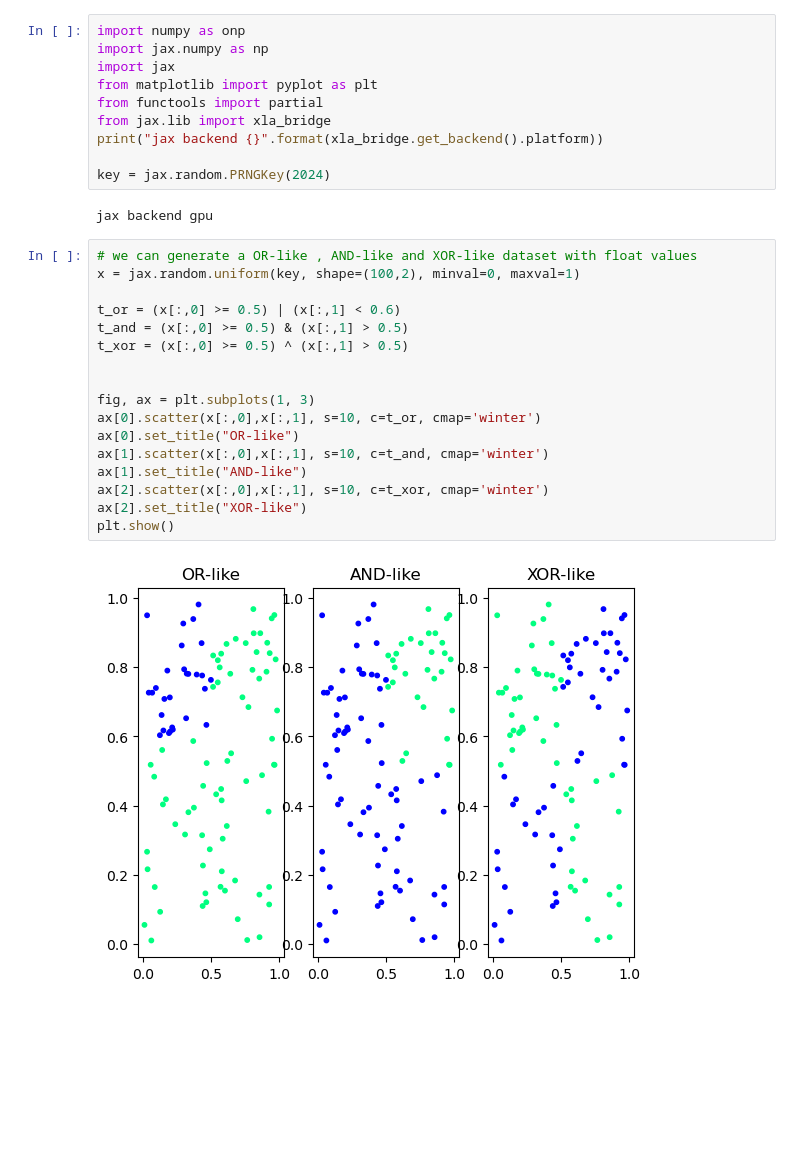
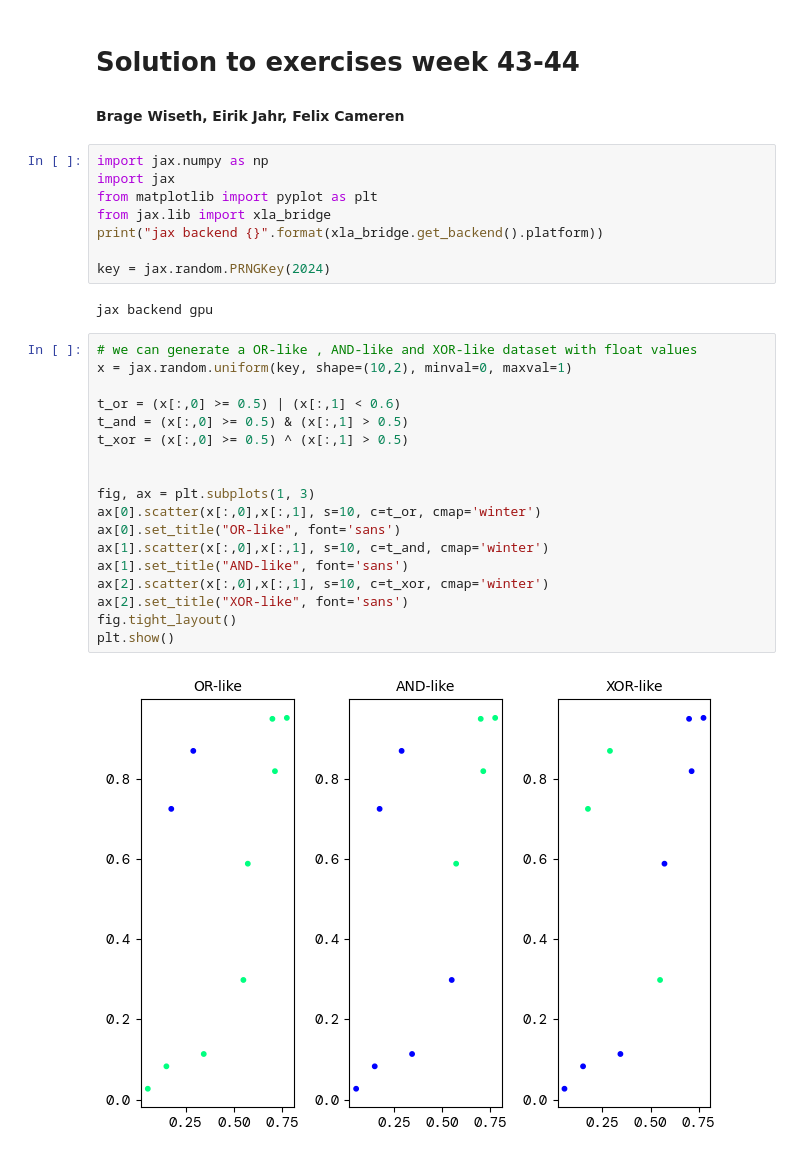
Before and after one commit to bragewiseth/MachineLearningProjects, a Jupyter notebook: weekley_exsercises/week43-44/exercises43-44.ipynb, the cells around one changed output. Cells and saved outputs as stored; diff of their text form; blank space fills up the shorter version.

Commit message:
week43-44

```diff
--- a/weekley_exsercises/week43-44/exercises43-44.ipynb
+++ b/weekley_exsercises/week43-44/exercises43-44.ipynb
@@ -1,9 +1,10 @@
+# %% [markdown]
+# Solution to exercises week 43-44
+#### Brage Wiseth, Eirik Jahr, Felix Cameren
 # %%
-import numpy as onp
 import jax.numpy as np
 import jax
 from matplotlib import pyplot as plt
-from functools import partial
 from jax.lib import xla_bridge
 print("jax backend {}".format(xla_bridge.get_backend().platform))
 
@@ -12,20 +13,21 @@ key = jax.random.PRNGKey(2024)
 jax backend gpu
 # %%
 # we can generate a OR-like , AND-like and XOR-like dataset with float values
-x = jax.random.uniform(key, shape=(100,2), minval=0, maxval=1)
+x = jax.random.uniform(key, shape=(10,2), minval=0, maxval=1)
 
 t_or = (x[:,0] >= 0.5) | (x[:,1] < 0.6)
 t_and = (x[:,0] >= 0.5) & (x[:,1] > 0.5)
 t_xor = (x[:,0] >= 0.5) ^ (x[:,1] > 0.5)
 
 
 fig, ax = plt.subplots(1, 3)
 ax[0].scatter(x[:,0],x[:,1], s=10, c=t_or, cmap='winter')
-ax[0].set_title("OR-like")
+ax[0].set_title("OR-like", font='sans')
 ax[1].scatter(x[:,0],x[:,1], s=10, c=t_and, cmap='winter')
-ax[1].set_title("AND-like")
+ax[1].set_title("AND-like", font='sans')
 ax[2].scatter(x[:,0],x[:,1], s=10, c=t_xor, cmap='winter')
-ax[2].set_title("XOR-like")
+ax[2].set_title("XOR-like", font='sans')
+fig.tight_layout()
 plt.show()
 # %% [output]
-[figure, old version]
+[figure, new version]
```
Also changed, not shown: parts of 14 cells of this notebook, 7 other files.
